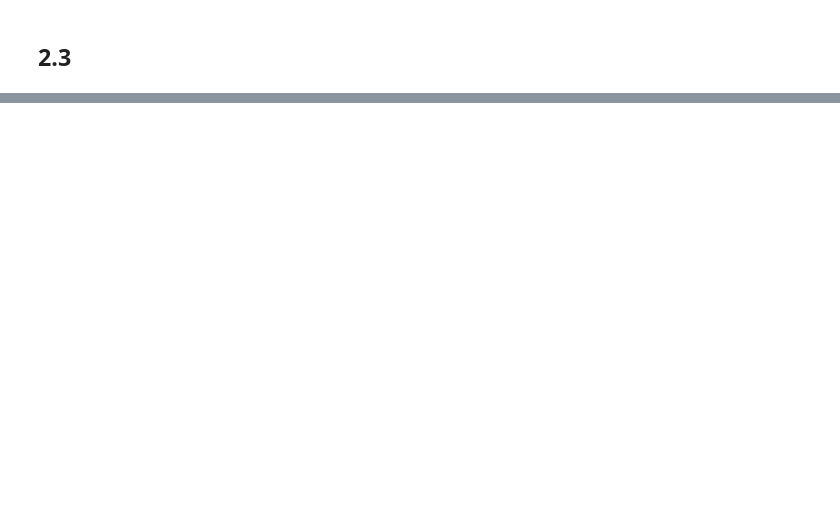
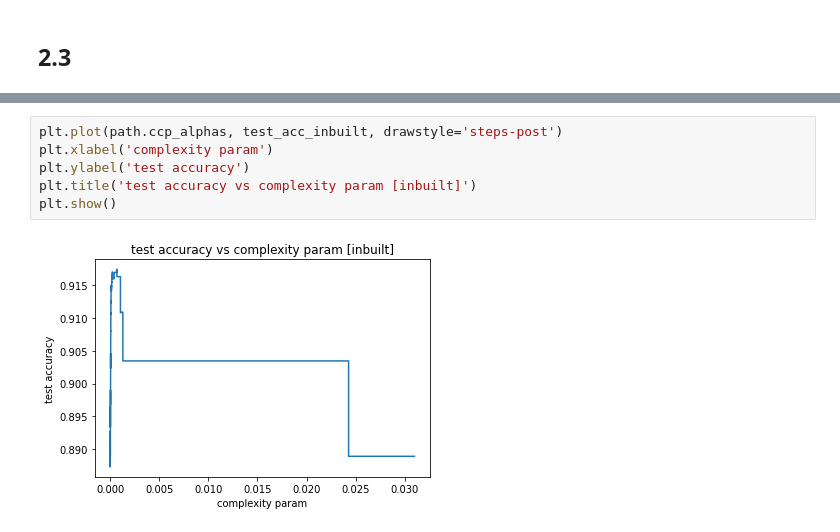
Before and after one commit to dv-rastogi/ml-pg-decision-trees, a Jupyter notebook: 2/2.ipynb, the cells around one changed output, grey strips where cells are left out. Cells and saved outputs as stored; diff of their text form; blank space fills up the shorter version.

```diff
--- a/2/2.ipynb
+++ b/2/2.ipynb
@@ -283,0 +307,8 @@ plt.plot()
+# %%
+plt.plot(path.ccp_alphas, test_acc_inbuilt, drawstyle='steps-post')
+plt.xlabel('complexity param')
+plt.ylabel('test accuracy')
+plt.title('test accuracy vs complexity param [inbuilt]')
+plt.show()
+# %% [output]
+[figure, added]
```
Also changed, not shown: parts of 11 cells of this notebook.
